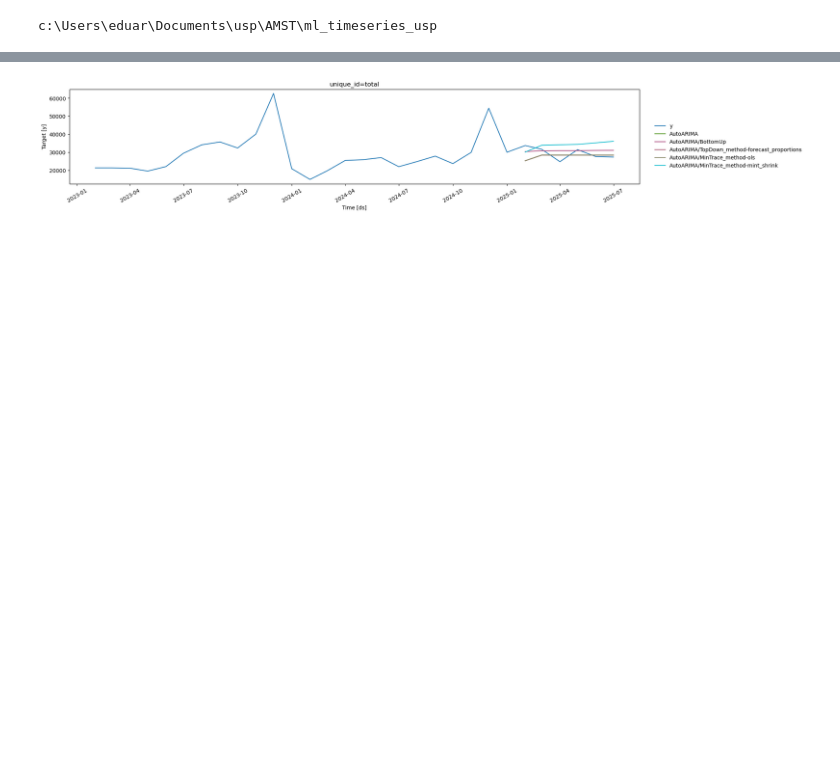
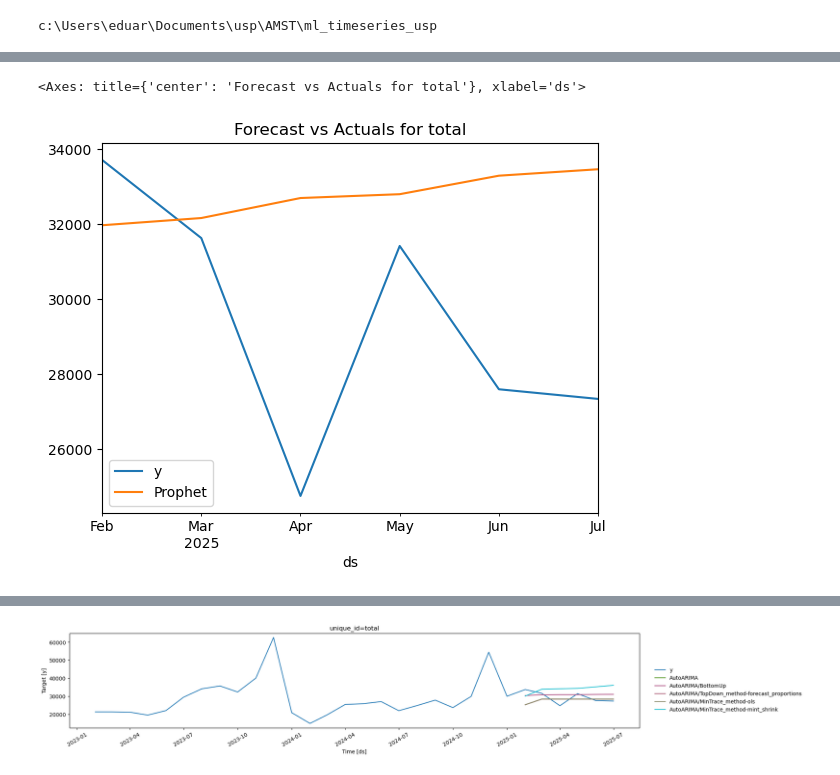
Before and after one commit to eduardozanutti/ml_timeseries_usp, a Jupyter notebook: notebooks/hierachical_forcast.ipynb, the cells around one changed output, grey strips where cells are left out. Drawn from its saved outputs; the diff is of its cells as text; code cells hidden in the pictures; blank space fills up the shorter version.

```diff
--- a/notebooks/hierachical_forcast.ipynb
+++ b/notebooks/hierachical_forcast.ipynb
@@ -64,0 +154,18 @@ total/centro_distribuicao/regiao_loja/clima_loja/loja/produto/material/sku: 1126
+# %%
+def prever_individual_cv(Y_df,tag='total',plot=True):
+    Y_df = Y_df[Y_df['unique_id']==tag]
+    Y_test_df, Y_train_df = train_test_split(Y_df,h=6)
+    best_params = model_tuning(Y_train_df,initial = pd.to_timedelta(30*6,unit="D"), horizon = pd.to_timedelta(30*6,unit="D"))
+    model = Prophet(**best_params,yearly_seasonality=6,daily_seasonality=False,weekly_seasonality=False)
+    model.fit(Y_train_df)
+    future = model.make_future_dataframe(periods=6, freq='MS')
+    forecast = model.predict(future)
+    if plot:
+        model.plot_components(forecast)
+        model.plot(forecast)
+    df_fitted = forecast[['ds', 'yhat']].iloc[:-6].merge(Y_train_df,on='ds')[['unique_id','ds','y','yhat']].rename(columns={'yhat':'Prophet'})
+    df_yhat = forecast[['ds', 'yhat']].iloc[-6:].merge(Y_test_df,on='ds')[['unique_id','ds','y','yhat']].rename(columns={'yhat':'Prophet'})
+    print(smape(df_yhat,models=['Prophet'],id_col='unique_id', target_col='y'))
+    return df_fitted, df_yhat
+# %%
+df_fitted, df_yhat = prever_individual_cv(Y_df)
@@ -64,0 +190,5 @@ total/centro_distribuicao/regiao_loja/clima_loja/loja/produto/material/sku: 1126
+# %%
+df_yhat.plot(x='ds', y=['y', 'Prophet'], kind='line', title='Forecast vs Actuals for total')
+# %% [output]
+<Axes: title={'center': 'Forecast vs Actuals for total'}, xlabel='ds'>
+[figure, added]
```
Also changed, not shown: parts of 46 cells of this notebook.
